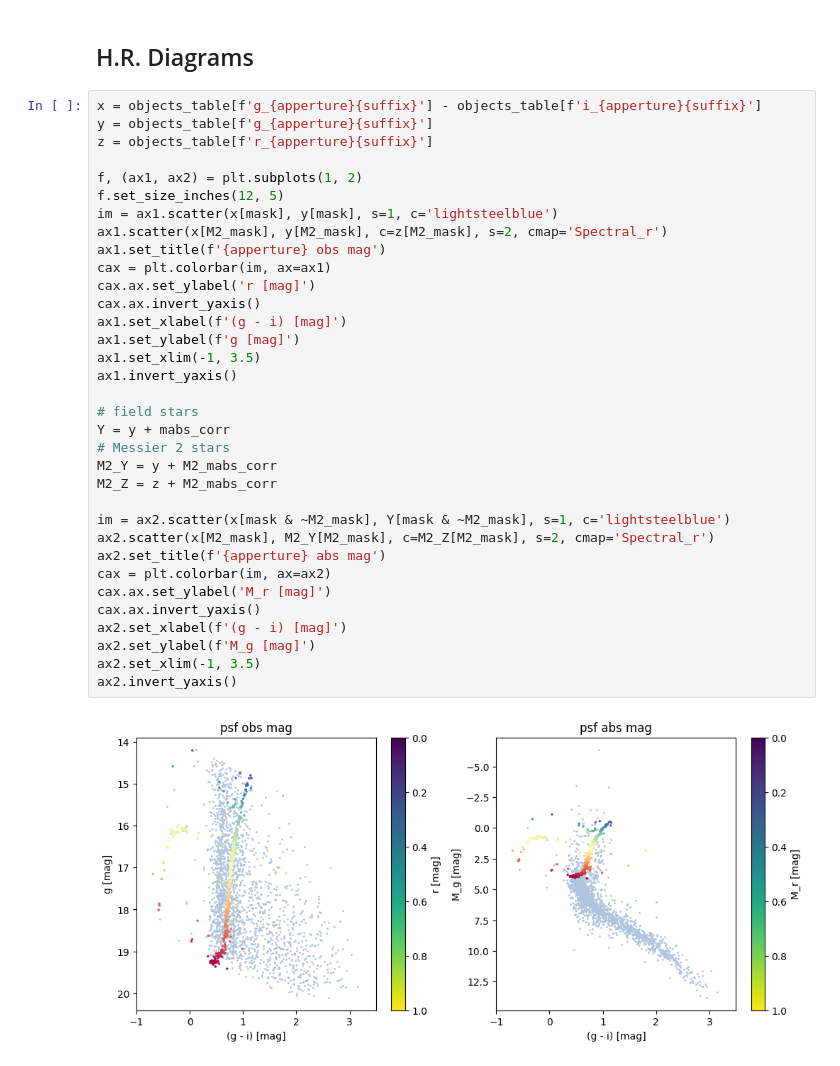
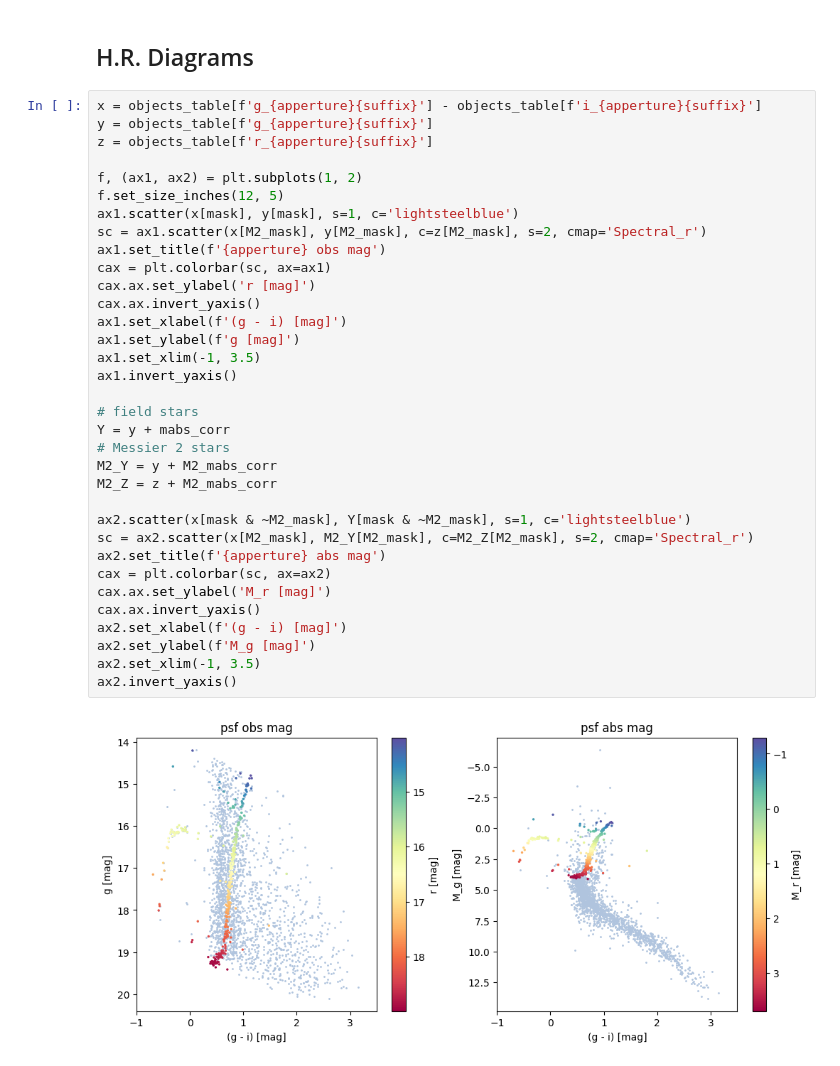
Before and after one commit to felipefer42/XLVII_SAB_workshop, a Jupyter notebook: content/hands-on/1st_science_case_solution.ipynb, the cells around one changed output. Cells and saved outputs as stored; diff of their text form.

```diff
--- a/content/hands-on/1st_science_case_solution.ipynb
+++ b/content/hands-on/1st_science_case_solution.ipynb
@@ -186,36 +186,36 @@ Text(0.5, 0, 'DEC')
 # %%
 x = objects_table[f'g_{apperture}{suffix}'] - objects_table[f'i_{apperture}{suffix}']
 y = objects_table[f'g_{apperture}{suffix}']
 z = objects_table[f'r_{apperture}{suffix}']
 
 f, (ax1, ax2) = plt.subplots(1, 2)
 f.set_size_inches(12, 5)
-im = ax1.scatter(x[mask], y[mask], s=1, c='lightsteelblue')
-ax1.scatter(x[M2_mask], y[M2_mask], c=z[M2_mask], s=2, cmap='Spectral_r')
+ax1.scatter(x[mask], y[mask], s=1, c='lightsteelblue')
+sc = ax1.scatter(x[M2_mask], y[M2_mask], c=z[M2_mask], s=2, cmap='Spectral_r')
 ax1.set_title(f'{apperture} obs mag')
-cax = plt.colorbar(im, ax=ax1)
+cax = plt.colorbar(sc, ax=ax1)
 cax.ax.set_ylabel('r [mag]')
 cax.ax.invert_yaxis()
 ax1.set_xlabel(f'(g - i) [mag]')
 ax1.set_ylabel(f'g [mag]')
 ax1.set_xlim(-1, 3.5)
 ax1.invert_yaxis()
 
 # field stars
 Y = y + mabs_corr
 # Messier 2 stars
 M2_Y = y + M2_mabs_corr
 M2_Z = z + M2_mabs_corr
 
-im = ax2.scatter(x[mask & ~M2_mask], Y[mask & ~M2_mask], s=1, c='lightsteelblue')
-ax2.scatter(x[M2_mask], M2_Y[M2_mask], c=M2_Z[M2_mask], s=2, cmap='Spectral_r')
+ax2.scatter(x[mask & ~M2_mask], Y[mask & ~M2_mask], s=1, c='lightsteelblue')
+sc = ax2.scatter(x[M2_mask], M2_Y[M2_mask], c=M2_Z[M2_mask], s=2, cmap='Spectral_r')
 ax2.set_title(f'{apperture} abs mag')
-cax = plt.colorbar(im, ax=ax2)
+cax = plt.colorbar(sc, ax=ax2)
 cax.ax.set_ylabel('M_r [mag]')
 cax.ax.invert_yaxis()
 ax2.set_xlabel(f'(g - i) [mag]')
 ax2.set_ylabel(f'M_g [mag]')
 ax2.set_xlim(-1, 3.5)
 ax2.invert_yaxis()
 # %% [output]
-[figure, old version]
+[figure, new version]
```
